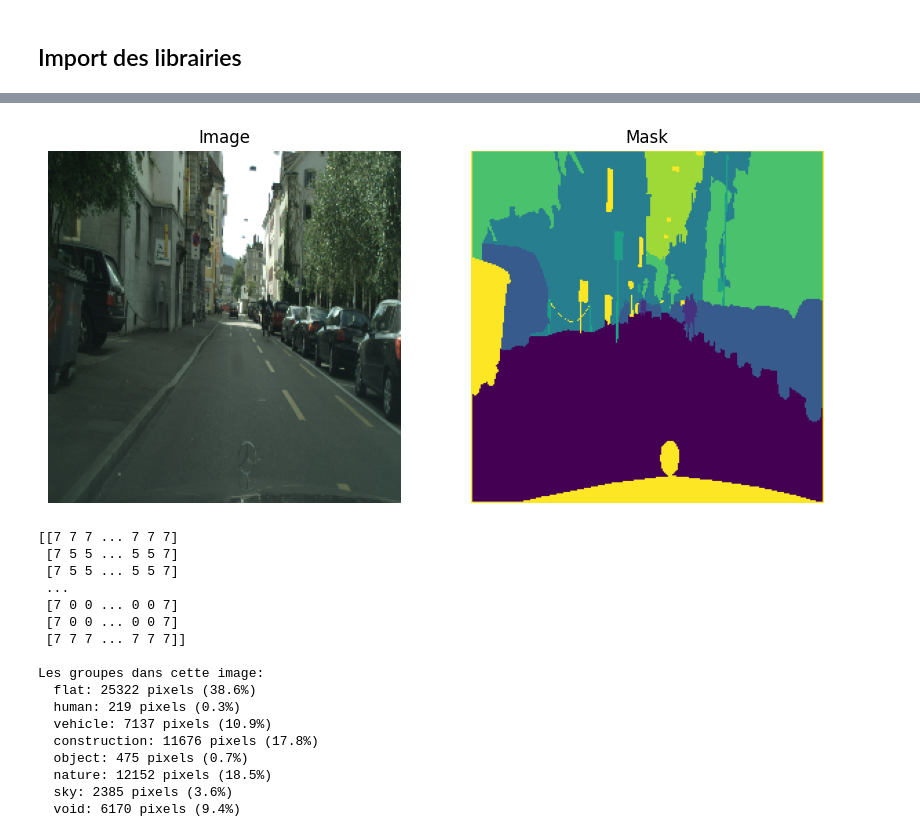
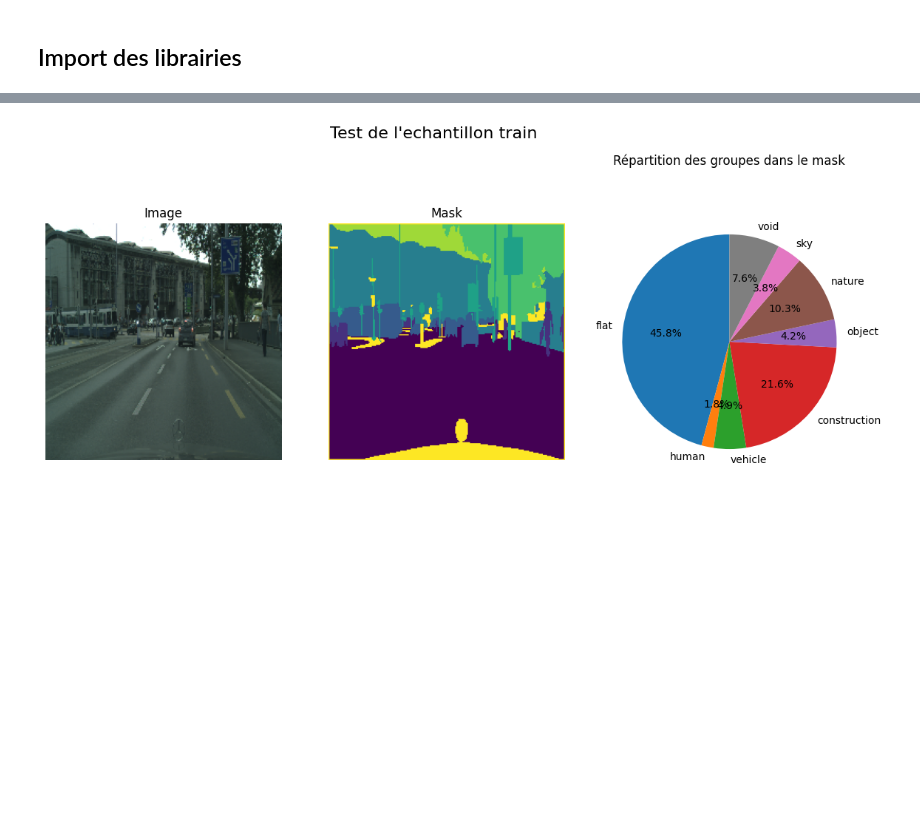
Before and after one commit to amadousysada/image-segmentation, a Jupyter notebook: p8_01_exploration_and_features_extraction.ipynb, the cells around one changed output, grey strips where cells are left out. Cells and saved outputs as stored; diff of their text form; code cells hidden in the pictures; blank space fills up the shorter version.

```diff
--- a/p8_01_exploration_and_features_extraction.ipynb
+++ b/p8_01_exploration_and_features_extraction.ipynb
@@ -156,45 +172,35 @@ def make_dataset(image_size=(256, 256), data_type="train", batch_size=32, valida
+# %%
+def plot_sample(ds, figsize=(14, 6), title=""):
+  for imgs, masks in ds.take(1):
+    idx = np.random.choice(imgs.shape[0])
+    img = imgs[idx]
+    mask = masks[idx]
+
+    plt.figure(figsize=figsize)
+    ax= plt.subplot(1, 3, 1)
+    ax.imshow(img)
+    plt.title("Image")
+    plt.axis("off")
+
+    ax = plt.subplot(1, 3, 2)
+    ax.imshow(mask)
+    plt.title("Mask")
+    plt.axis("off")
+
+    ax = plt.subplot(1, 3, 3)
+    mask_arr = mask.numpy()
+    unique_classes, counts = np.unique(mask_arr, return_counts=True)
+    percentages = counts / mask_arr.size * 100
+    group_names = [ordered_groups[i] for i in unique_classes]
+
+    ax.pie(percentages, labels=group_names, autopct="%1.1f%%", startangle=90)
+    ax.set_title("Répartition des groupes dans le mask")
+    plt.axis("equal")
+    plt.suptitle("Test de l'echantillon train", fontsize=16)
+    plt.show()
 # %%
-train_ds = make_dataset(data_type="train", batch_size=32, augment=False)
+train_ds, val_ds = make_dataset(data_type="train", batch_size=32, augment=False, validation_split=0.2)
-# %%
-for imgs, masks in train_ds.take(1):
-  img = imgs[5]
-  mask = masks[5]
-
-  plt.figure(figsize=(10, 10))
-  ax= plt.subplot(1, 2, 1)
-  ax.imshow(img)
-  plt.title("Image")
-  plt.axis("off")
-
-  ax = plt.subplot(1, 2, 2)
-  ax.imshow(mask)
-  plt.title("Mask")
-  plt.axis("off")
-
-  plt.show()
-
-  unique_classes, counts = np.unique(mask.numpy(), return_counts=True)
-  print(mask.numpy())
-  print("\nLes groupes dans cette image:")
-  for group_id, count in zip(unique_classes, counts):
-      percentage = (count / mask.numpy().size) * 100
-      print(f"  {ordered_groups[group_id]}: {count} pixels ({percentage:.1f}%)")
-# %% [output]
-[figure, removed]
-[[7 7 7 ... 7 7 7]
- [7 5 5 ... 5 5 7]
- [7 5 5 ... 5 5 7]
- ...
- [7 0 0 ... 0 0 7]
- [7 0 0 ... 0 0 7]
- [7 7 7 ... 7 7 7]]
-
-Les groupes dans cette image:
-  flat: 25322 pixels (38.6%)
-  human: 219 pixels (0.3%)
-  vehicle: 7137 pixels (10.9%)
-  construction: 11676 pixels (17.8%)
-  object: 475 pixels (0.7%)
-  nature: 12152 pixels (18.5%)
-  sky: 2385 pixels (3.6%)
-  void: 6170 pixels (9.4%)
+# %%
+plot_sample(train_ds, title="Test de l'echantillon train")
+# %% [output]
+[figure, added]
```
Also changed, not shown: parts of 4 cells of this notebook.
